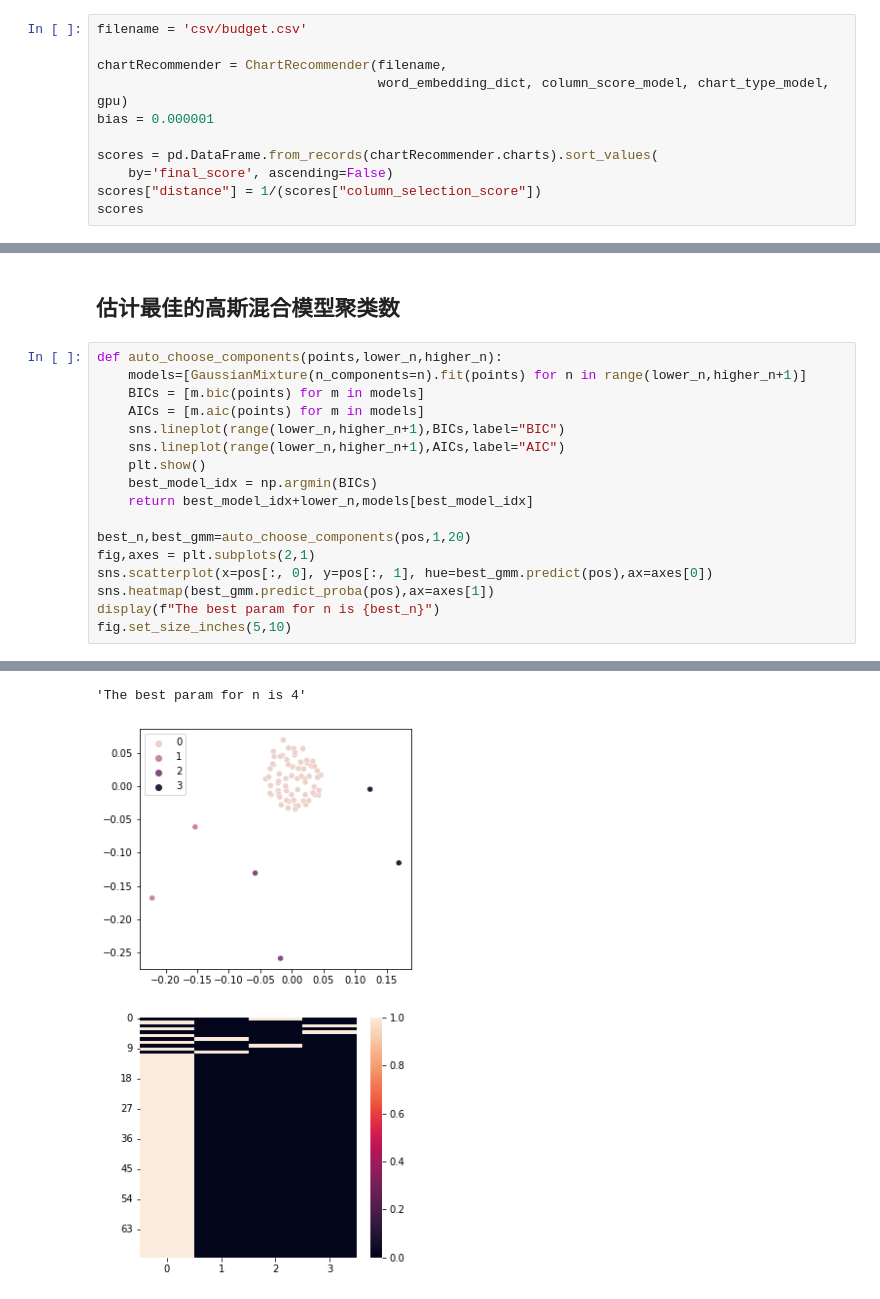
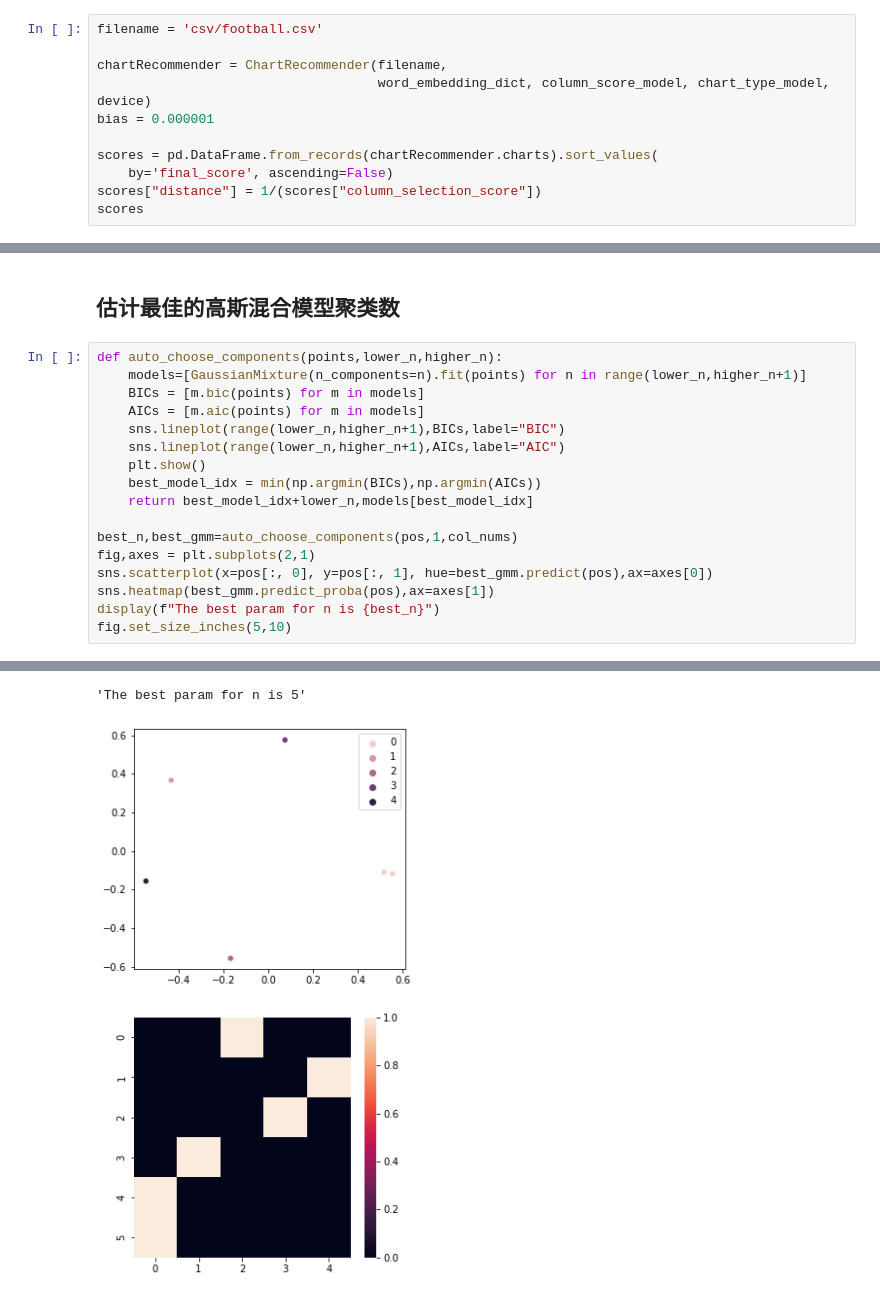
Before and after one commit to KXXH/MultiVision, a Jupyter notebook: column_clustering.ipynb, the cells around one changed output, grey strips where cells are left out. Cells and saved outputs as stored; diff of their text form.

```diff
--- a/column_clustering.ipynb
+++ b/column_clustering.ipynb
@@ -66,10 +67,10 @@ ChartTypeLSTM(
 # %% [markdown]
 # 把得分取倒数计算距离
 # %%
-filename = 'csv/budget.csv'
+filename = 'csv/football.csv'
 
 chartRecommender = ChartRecommender(filename,
-                                    word_embedding_dict, column_score_model, chart_type_model, gpu)
+                                    word_embedding_dict, column_score_model, chart_type_model, device)
 bias = 0.000001
 
 scores = pd.DataFrame.from_records(chartRecommender.charts).sort_values(
@@ -210,10 +211,10 @@ def auto_choose_components(points,lower_n,higher_n):
     sns.lineplot(range(lower_n,higher_n+1),BICs,label="BIC")
     sns.lineplot(range(lower_n,higher_n+1),AICs,label="AIC")
     plt.show()
-    best_model_idx = np.argmin(BICs)
+    best_model_idx = min(np.argmin(BICs),np.argmin(AICs))
     return best_model_idx+lower_n,models[best_model_idx]
 
-best_n,best_gmm=auto_choose_components(pos,1,20)
+best_n,best_gmm=auto_choose_components(pos,1,col_nums)
 fig,axes = plt.subplots(2,1)
 sns.scatterplot(x=pos[:, 0], y=pos[:, 1], hue=best_gmm.predict(pos),ax=axes[0])
 sns.heatmap(best_gmm.predict_proba(pos),ax=axes[1])
@@ -224,5 +225,5 @@ fig.set_size_inches(5,10)
-'The best param for n is 4'
+'The best param for n is 5'
-[figure, old version]
+[figure, new version]
 # %%
 src_table
 # %% [output]
```
Also changed, not shown: parts of 8 cells of this notebook.
